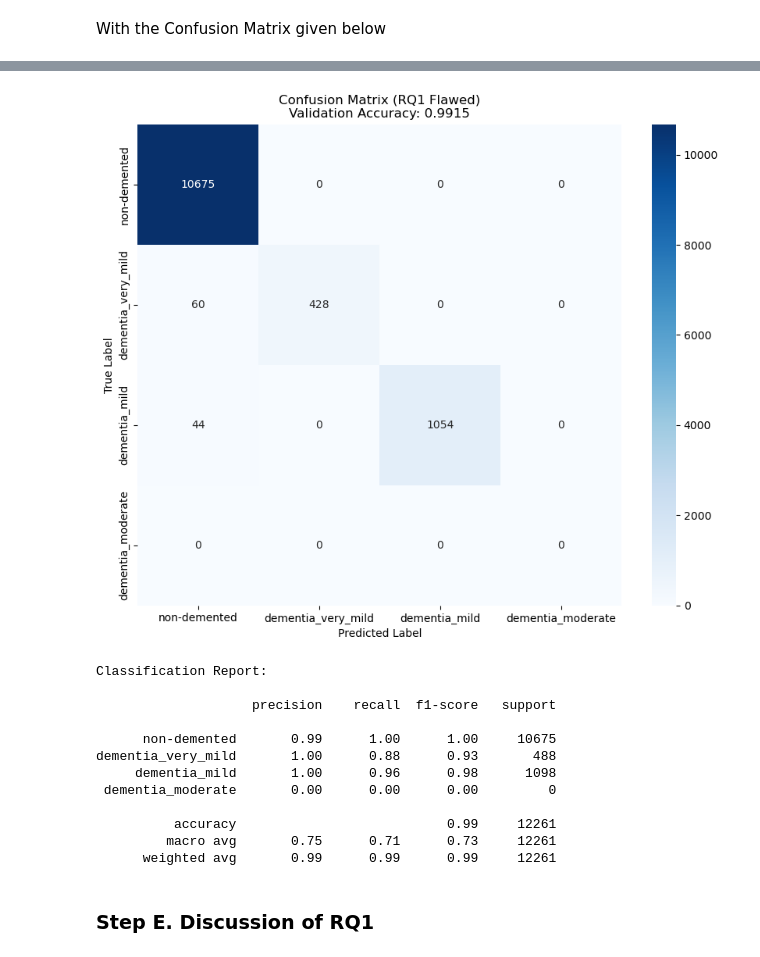
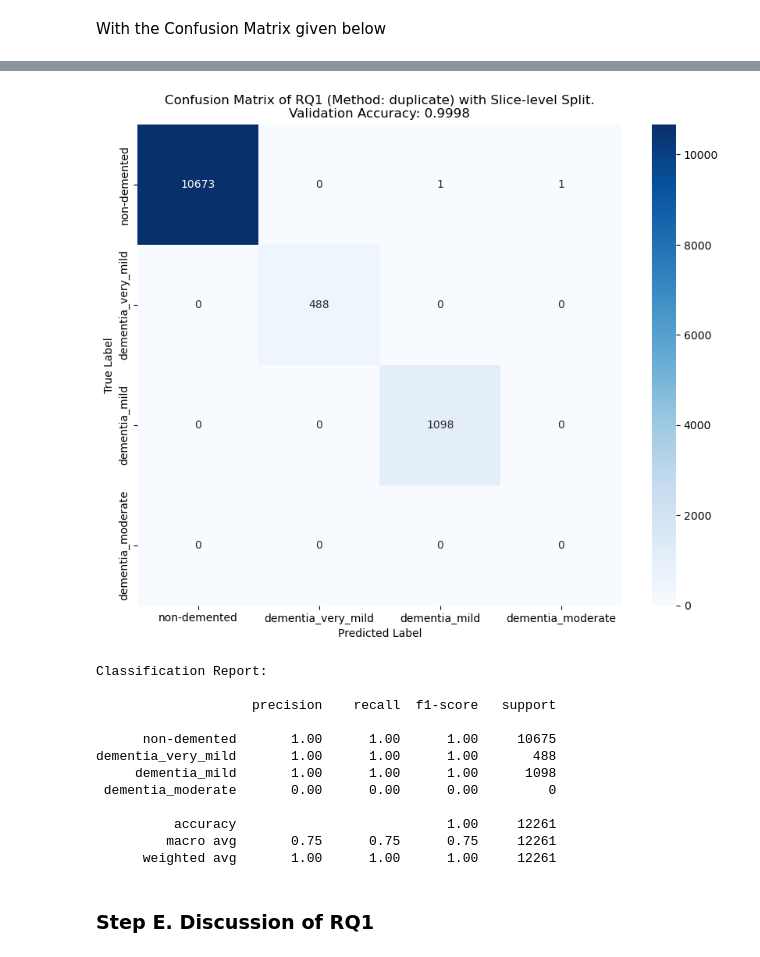
Before and after one commit to csning1998/biomedical-ml-oasis-data, a Jupyter notebook: 02_RQ1_Baseline.ipynb, the cells around one changed output, grey strips where cells are left out. Saved outputs shown, nothing was run; the diff lists cells and outputs as text; code cells hidden in the pictures.

```diff
--- a/02_RQ1_Baseline.ipynb
+++ b/02_RQ1_Baseline.ipynb
@@ -418,9 +419,9 @@ It can be observed that at the 10th epoch, which was the optimal condition, the
 # %% [markdown]
 Source the dataset in `dataset` folder created by `01_Data_Preparation.ipynb`.
 # %%
-df_train_flawed = pd.read_csv('dataset/train_flawed.csv')
-df_val_flawed = pd.read_csv('dataset/val_flawed.csv')
+df_train_shuffled = pd.read_csv('dataset/train_shuffled.csv')
+df_val_shuffled = pd.read_csv('dataset/val_shuffled.csv')
 
-naive_train_ds = create_dataset(df_train_flawed, method='duplicate', batch_size=32, shuffle=True)
-naive_val_ds = create_dataset(df_val_flawed, method='duplicate', batch_size=32, shuffle=False)
+naive_train_ds = create_dataset(df_train_shuffled, method='duplicate', batch_size=32, shuffle=True)
+naive_val_ds = create_dataset(df_val_shuffled, method='duplicate', batch_size=32, shuffle=False)
 # %% [markdown]
@@ -428,7 +429,7 @@ Since Flawed is randomly split (Stratified), the weights are usually milder than
 # %%
-class_weights_flawed = get_class_weights(df_train_flawed)
+class_weights_shuffled = get_class_weights(df_train_shuffled)
 
 print("Rigorous Weights:", class_weights)
-print("Flawed Weights:  ", class_weights_flawed)
+print("Shuffled Weights:", class_weights_shuffled)
 # %% [output]
 Rigorous Weights: {0: np.float64(0.27088698648384635), 1: np.float64(10.816843971631206), 2: np.float64(5.000573770491803), 3: np.float64(62.50717213114754)}
@@ -442,8 +443,10 @@ For model training, the following three settings will be trained with parameters
 
 Only the `epoch` setting is set to 5 for observation.
 # %%
-if not os.path.exists('models/resnet101_flawed.keras'):
-    print("Training new 'flawed' model . . .")
+if not os.path.exists('models/resnet101_shuffled.keras'):
+    print("Training new 'Shuffled' model . . .")
+
+    model = build_baseline_model(weights='imagenet')
 
     # 1. Compile
     model.compile(
@@ -452,23 +455,23 @@ if not os.path.exists('models/resnet101_flawed.keras'):
         metrics=['sparse_categorical_accuracy']
     )
 
-    # 2. Train "flawed" Model
-    history_flawed = model.fit(
+    # 2. Train "Shuffled" Model
+    history_shuffled = model.fit(
         naive_train_ds,
         validation_data=naive_val_ds,
         epochs=5,
-        class_weight=class_weights_flawed,
+        class_weight=class_weights_shuffled,
         callbacks=[
             tf.keras.callbacks.ModelCheckpoint(
-                filepath="models/resnet101_flawed.keras",
+                filepath="models/resnet101_shuffled.keras",
                 save_best_only=True
             )
         ],
         verbose=1
     )
 else:
-    print("Loading existing 'flawed' model . . .")
-    model_flawed = tf.keras.models.load_model('models/resnet101_flawed.keras')
-    loss, acc = model_flawed.evaluate(naive_val_ds, verbose=0)
-    print(f"Loaded Flawed Model Accuracy: {acc:.4f}")
+    print("Loading existing 'Shuffled' model . . .")
+    model_Shuffled = tf.keras.models.load_model('models/resnet101_shuffled.keras')
+    loss, acc = model_Shuffled.evaluate(naive_val_ds, verbose=0)
+    print(f"Loaded shuffled Model Accuracy: {acc:.4f}")
 # %% [output]
@@ -567,7 +572,7 @@ sns.heatmap(
 
 plt.xlabel('Predicted Label')
 plt.ylabel('True Label')
-plt.title(f'Confusion Matrix (RQ1 Flawed)\nValidation Accuracy: {np.mean(y_true == y_pred):.4f}')
+plt.title(f'Confusion Matrix of RQ1 (Method: {METHOD}) with Slice-level Split.\nValidation Accuracy: {np.mean(y_true == y_pred):.4f}')
 plt.show()
 
 # 6. Print Report
@@ -585,16 +591,16 @@ Generating predictions for Validation Set...
-[figure, old version]
+[figure, new version]
-Classification Report:
-
-                    precision    recall  f1-score   support
-
-      non-demented       0.99      1.00      1.00     10675
-dementia_very_mild       1.00      0.88      0.93       488
-     dementia_mild       1.00      0.96      0.98      1098
- dementia_moderate       0.00      0.00      0.00         0
-
-          accuracy                           0.99     12261
-         macro avg       0.75      0.71      0.73     12261
-      weighted avg       0.99      0.99      0.99     12261
+Classification Report:
+
+                    precision    recall  f1-score   support
+
+      non-demented       1.00      1.00      1.00     10675
+dementia_very_mild       1.00      1.00      1.00       488
+     dementia_mild       1.00      1.00      1.00      1098
+ dementia_moderate       0.00      0.00      0.00         0
+
+          accuracy                           1.00     12261
+         macro avg       0.75      0.75      0.75     12261
+      weighted avg       1.00      1.00      1.00     12261
 # %% [markdown]
 ### Step E. Discussion of RQ1
 # %% [markdown]
```
Also changed, not shown: parts of 12 cells of this notebook, 1 other file.
